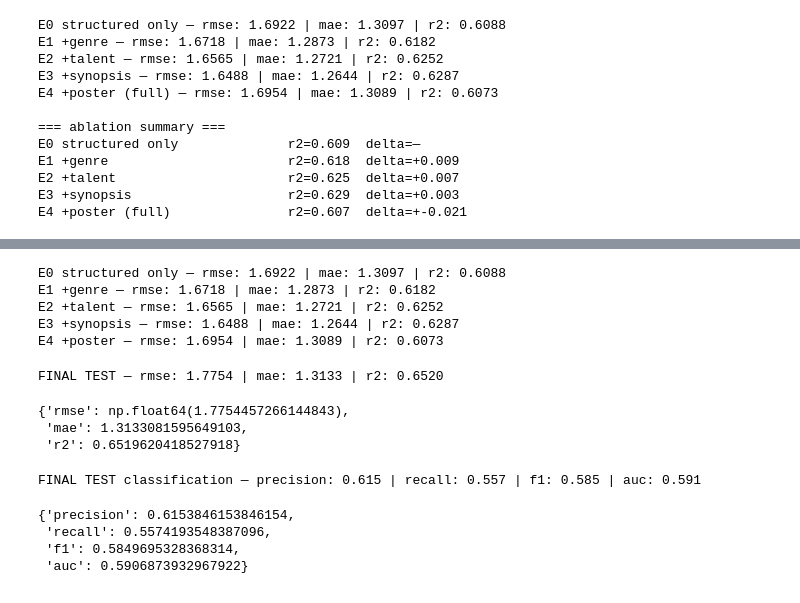
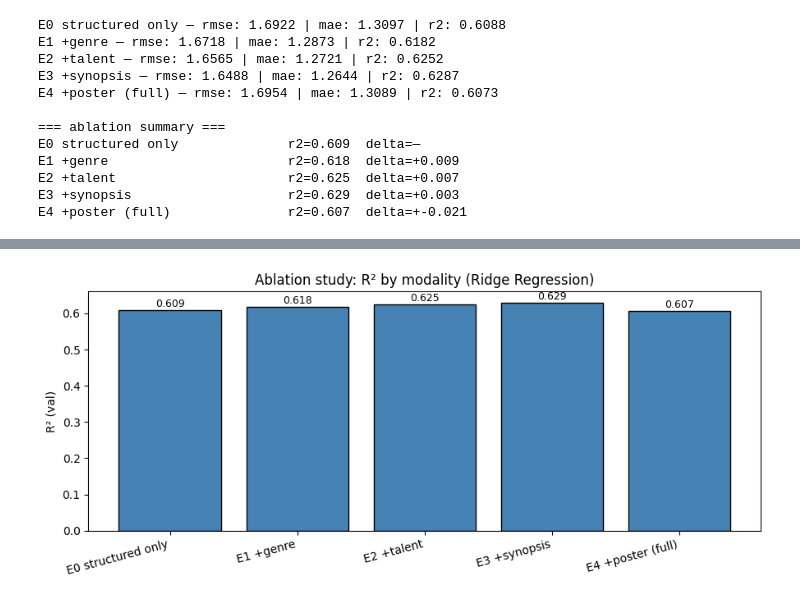
Before and after one commit to oliespineira/ML-project, a Jupyter notebook: notebook.ipynb, the cells around one changed output, grey strips where cells are left out. Cells and saved outputs as stored; diff of their text form; code cells hidden in the pictures.

Commit message:
model and clean

```diff
--- a/notebook.ipynb
+++ b/notebook.ipynb
@@ -1498,41 +1232,18 @@ LightGBM no poster — rmse: 1.6156 | mae: 1.2188 | r2: 0.6434
-# %%
-results = {}
-
-experiments = [
-    ("E0 structured only",        np.hstack([X_struct_train]),                                                          np.hstack([X_struct_val])),
-    ("E1 +genre",                 np.hstack([X_struct_train, X_genre_train]),                                           np.hstack([X_struct_val, X_genre_val])),
-    ("E2 +talent",                np.hstack([X_struct_train, X_genre_train, X_talent_train]),                           np.hstack([X_struct_val, X_genre_val, X_talent_val])),
-    ("E3 +synopsis",              np.hstack([X_struct_train, X_genre_train, X_talent_train, X_synopsis_train]),         np.hstack([X_struct_val, X_genre_val, X_talent_val, X_synopsis_val])),
-    ("E4 +poster",                X_train_full,                                                                         X_val_full),
-]
-
-for name, Xtr, Xv in experiments:
-    model = Ridge()
-    model.fit(Xtr, y_train)
-    y_pred = model.predict(Xv)
-    results[name] = evaluate_regression(y_val, y_pred, label=name)
-# %% [output]
-E0 structured only — rmse: 1.6922 | mae: 1.3097 | r2: 0.6088
-E1 +genre — rmse: 1.6718 | mae: 1.2873 | r2: 0.6182
-E2 +talent — rmse: 1.6565 | mae: 1.2721 | r2: 0.6252
-E3 +synopsis — rmse: 1.6488 | mae: 1.2644 | r2: 0.6287
-E4 +poster — rmse: 1.6954 | mae: 1.3089 | r2: 0.6073
-# %%
-evaluate_regression(y_test, lgb_model.predict(X_test_full), label="FINAL TEST")
-# %% [output]
-FINAL TEST — rmse: 1.7754 | mae: 1.3133 | r2: 0.6520
-{'rmse': np.float64(1.7754457266144843),
- 'mae': 1.3133081595649103,
- 'r2': 0.6519620418527918}
-# %%
-y_pred_log  = lgb_model.predict(X_test_full)
-y_pred_bin  = (np.expm1(y_pred_log) > 1.5 * test_df["budget"].values).astype(int)
-y_true_bin  = test_df["profitable"].values
-
-evaluate_classification(y_true_bin, y_pred_bin.astype(float), label="FINAL TEST classification")
-# %% [output]
-FINAL TEST classification — precision: 0.615 | recall: 0.557 | f1: 0.585 | auc: 0.591
-{'precision': 0.6153846153846154,
- 'recall': 0.5574193548387096,
- 'f1': 0.5849695328368314,
- 'auc': 0.5906873932967922}
+# %%
+# ablation bar chart — useful figure for the report
+names  = list(ablation_results.keys())
+r2_vals = [ablation_results[n]["r2"] for n in names]
+
+plt.figure(figsize=(9, 4))
+bars = plt.bar(names, r2_vals, color="steelblue", edgecolor="k")
+plt.ylabel("R² (val)")
+plt.title("Ablation study: R² by modality (Ridge Regression)")
+plt.xticks(rotation=15, ha="right")
+for bar, val in zip(bars, r2_vals):
+    plt.text(bar.get_x() + bar.get_width() / 2, bar.get_height() + 0.002,
+             f"{val:.3f}", ha="center", va="bottom", fontsize=9)
+plt.tight_layout()
+plt.savefig(OUTPUT_DIR / "ablation_r2_bar.png", dpi=100)
+plt.show()
+# %% [output]
+[figure, added]
```
Also changed, not shown: parts of 30 cells of this notebook.
